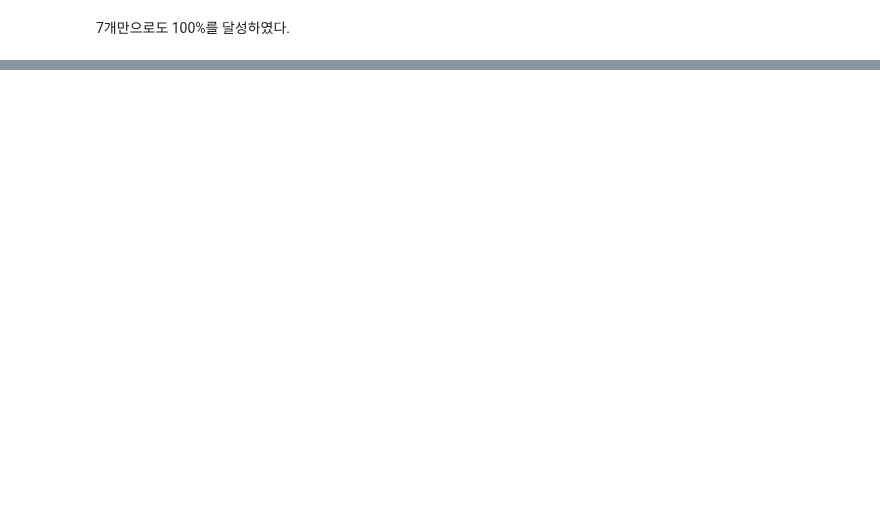
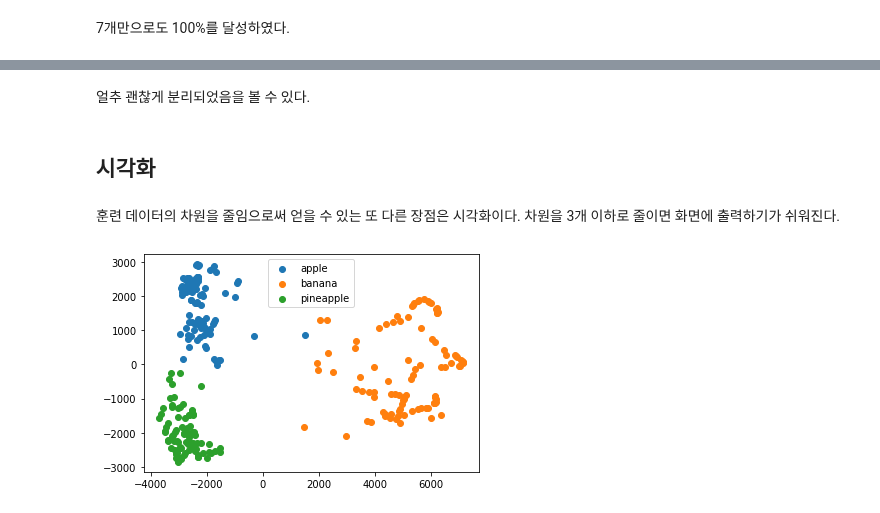
Before and after one commit to KevinTheRainmaker/ML_DL_Basics, a Jupyter notebook: HonGong_ML_DL/14_PCA.ipynb, the cells around one changed output, grey strips where cells are left out. Saved outputs shown, nothing was run; the diff lists cells and outputs as text; code cells hidden in the pictures; blank space fills up the shorter version.

```diff
--- a/HonGong_ML_DL/14_PCA.ipynb
+++ b/HonGong_ML_DL/14_PCA.ipynb
@@ -201,0 +204,4 @@ print(np.mean(scores_pca_70['fit_time']))
+# %%
+km = KMeans(n_clusters=3, random_state=42)
+km.fit(fruits_pca)
+print(np.unique(km.labels_, return_counts=True))
@@ -201,0 +210,4 @@ print(np.mean(scores_pca_70['fit_time']))
+# %%
+for label in range(0,3):
+  draw_fruits(fruits[km.labels_ == label])
+  print()
@@ -201,0 +218,20 @@ print(np.mean(scores_pca_70['fit_time']))
+# %% [markdown]
+얼추 괜찮게 분리되었음을 볼 수 있다.
+# %% [markdown]
+## 시각화
+# %% [markdown]
+훈련 데이터의 차원을 줄임으로써 얻을 수 있는 또 다른 장점은 시각화이다. 차원을 3개 이하로 줄이면 화면에 출력하기가 쉬워진다.
+# %%
+pca = PCA(n_components=2) # 2차원
+pca.fit(fruits_2d)
+
+fruits_pca = pca.transform(fruits_2d)
+
+for label in range(0,3):
+  data = fruits_pca[km.labels_ == label]
+  plt.scatter(data[:,0], data[:,1])
+
+plt.legend(['apple', 'banana', 'pineapple'])
+plt.show()
+# %% [output]
+[figure, added]
```
Also changed, not shown: parts of 11 cells of this notebook.
